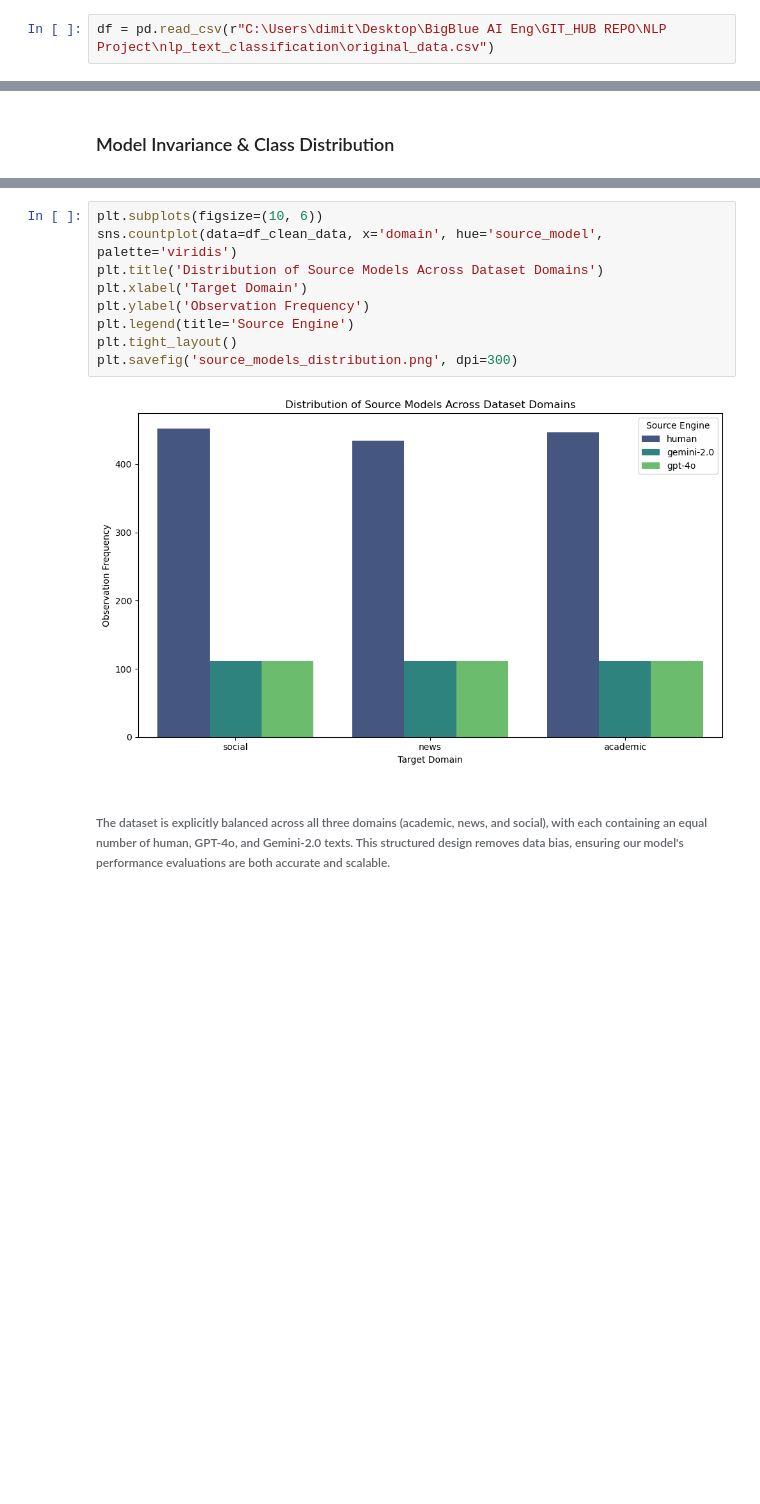
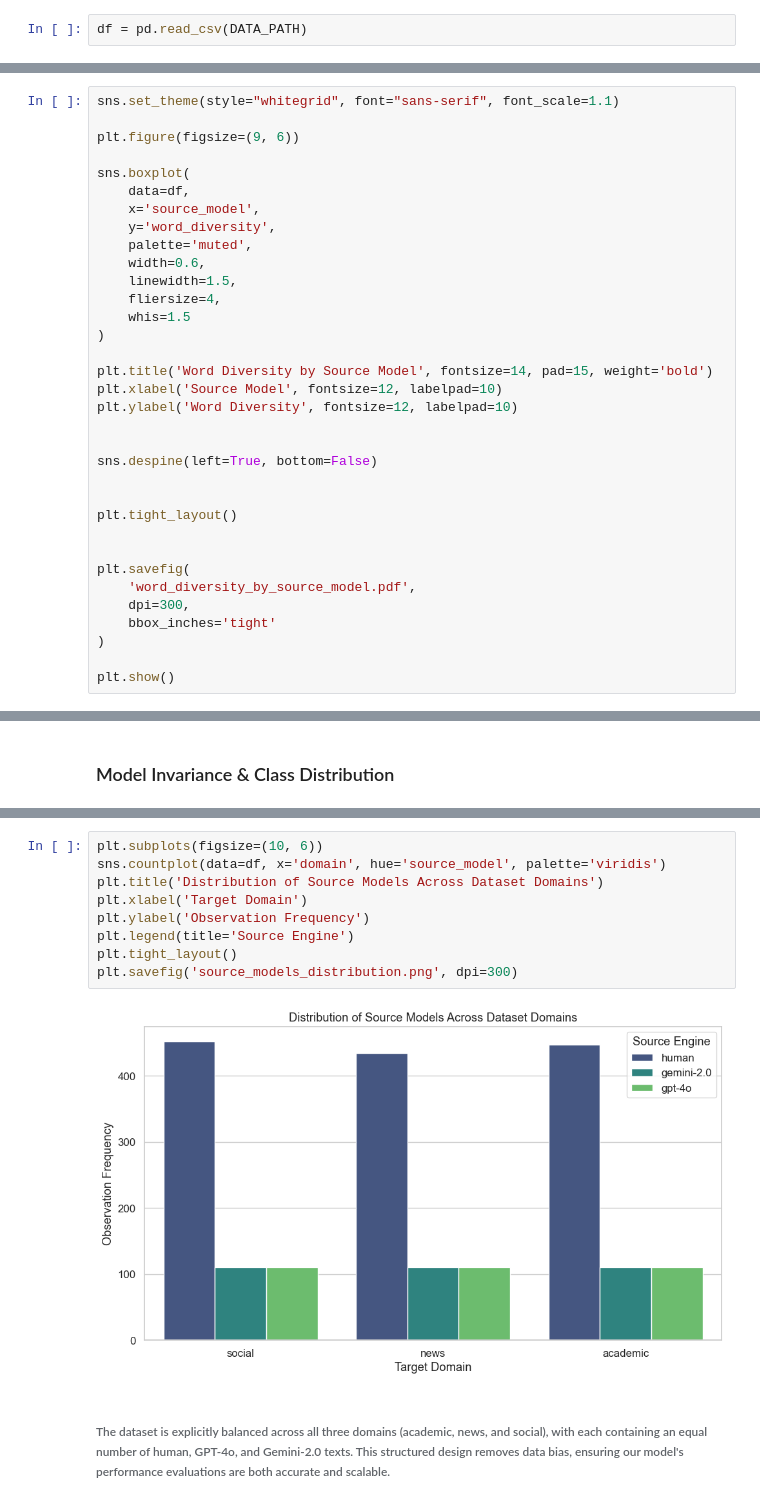
Before and after one commit to nikos-koukis/nlp_text_classification, a Jupyter notebook: notebooks/Clean Data and preprocessing.ipynb, the cells around one changed output, grey strips where cells are left out. Saved outputs shown, nothing was run; the diff lists cells and outputs as text; blank space fills up the shorter version.

```diff
--- a/notebooks/Clean Data and preprocessing.ipynb
+++ b/notebooks/Clean Data and preprocessing.ipynb
@@ -7,5 +34,5 @@ import string
 # %%
-df = pd.read_csv(r"C:\Users\dimit\Desktop\BigBlue AI Eng\GIT_HUB REPO\NLP Project\nlp_text_classification\original_data.csv")
+df = pd.read_csv(DATA_PATH)
 # %%
 print("\nDataset Info ")
 print(df.info())
@@ -116,0 +179,34 @@ plt.savefig('advanced_stylometrics.png', dpi=300)
+# %%
+sns.set_theme(style="whitegrid", font="sans-serif", font_scale=1.1)
+
+plt.figure(figsize=(9, 6))
+
+sns.boxplot(
+    data=df,
+    x='source_model',
+    y='word_diversity',
+    palette='muted',
+    width=0.6,
+    linewidth=1.5,
+    fliersize=4,
+    whis=1.5
+)
+
+plt.title('Word Diversity by Source Model', fontsize=14, pad=15, weight='bold')
+plt.xlabel('Source Model', fontsize=12, labelpad=10)
+plt.ylabel('Word Diversity', fontsize=12, labelpad=10)
+
+
+sns.despine(left=True, bottom=False)
+
+
+plt.tight_layout()
+
+
+plt.savefig(
+    'word_diversity_by_source_model.pdf',
+    dpi=300,
+    bbox_inches='tight'
+)
+
+plt.show()
@@ -125,14 +264,14 @@ Look closely at the social domain inside the punctuation split. Humans omit punc
 # %%
 plt.subplots(figsize=(10, 6))
-sns.countplot(data=df_clean_data, x='domain', hue='source_model', palette='viridis')
+sns.countplot(data=df, x='domain', hue='source_model', palette='viridis')
 plt.title('Distribution of Source Models Across Dataset Domains')
 plt.xlabel('Target Domain')
 plt.ylabel('Observation Frequency')
 plt.legend(title='Source Engine')
 plt.tight_layout()
 plt.savefig('source_models_distribution.png', dpi=300)
 # %% [output]
-[figure, old version]
+[figure, new version]
 # %% [markdown]
 ###### The dataset is explicitly balanced across all three domains (academic, news, and social), with each containing an equal number of human, GPT-4o, and Gemini-2.0 texts. This structured design removes data bias, ensuring our model's performance evaluations are both accurate and scalable.
 # %% [markdown]
```
Also changed, not shown: parts of 11 cells of this notebook, 10 other files.
